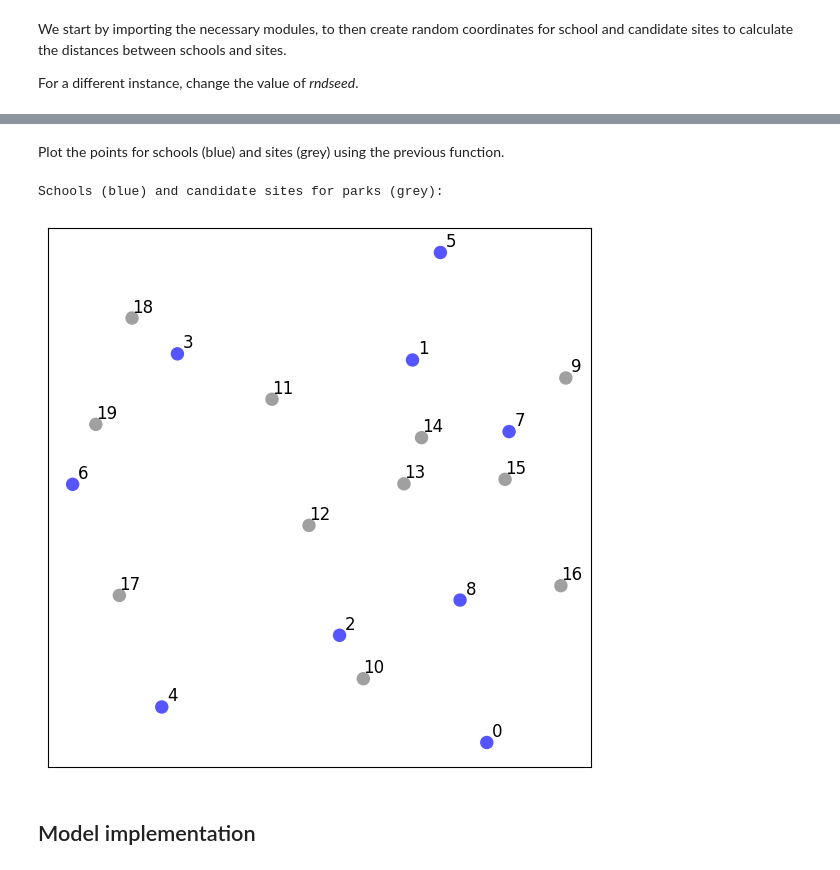
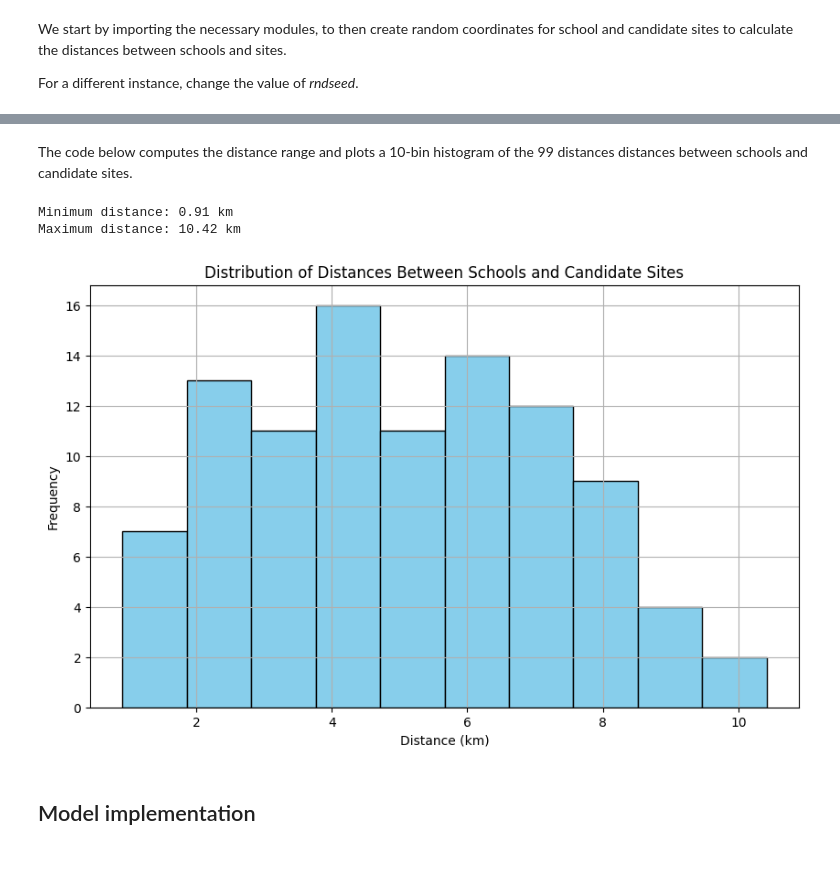
Before and after one commit to fico-xpress/python-notebooks, a Jupyter notebook: modeling_examples/facility_location.ipynb, the cells around one changed output, grey strips where cells are left out. Drawn from its saved outputs; the diff is of its cells as text; code cells hidden in the pictures.

```diff
--- a/modeling_examples/facility_location.ipynb
+++ b/modeling_examples/facility_location.ipynb
@@ -117,14 +126,29 @@ def draw_sol(n, m, prob=None, x=None, y=None):
-# %% [markdown]
-Plot the points for schools (blue) and sites (grey) using the previous function.
-# %%
-# Pass None as solution to obtain just a map of all schools and of all candidate sites.
-draw_sol(num_schools,num_sites)
-
-print("Schools (blue) and candidate sites for parks (grey):")
-plt.show()
-# %% [output]
-Schools (blue) and candidate sites for parks (grey):
-[figure, removed]
+# %% [markdown]
+The code below computes the distance range and plots a 10-bin histogram of the 99 distances distances between schools and candidate sites.
+# %%
+# Extract all distance values
+distance_values = list(dist.values())
+
+# Calculate minimum and maximum distances
+min_dist = min(distance_values)
+max_dist = max(distance_values)
+
+# Display the range
+print(f"Minimum distance: {min_dist:.2f} km")
+print(f"Maximum distance: {max_dist:.2f} km")
+
+# Plot histogram of distance distribution
+plt.figure(figsize=(10, 6))
+plt.hist(distance_values, bins=10, color='skyblue', edgecolor='black')
+plt.title('Distribution of Distances Between Schools and Candidate Sites')
+plt.xlabel('Distance (km)')
+plt.ylabel('Frequency')
+plt.grid(True)
+plt.show()
+# %% [output]
+Minimum distance: 0.91 km
+Maximum distance: 10.42 km
+[figure, added]
 # %% [markdown]
 ## Model implementation
 # %% [markdown]
```
Also changed, not shown: parts of 2 cells of this notebook, 4 other files.
